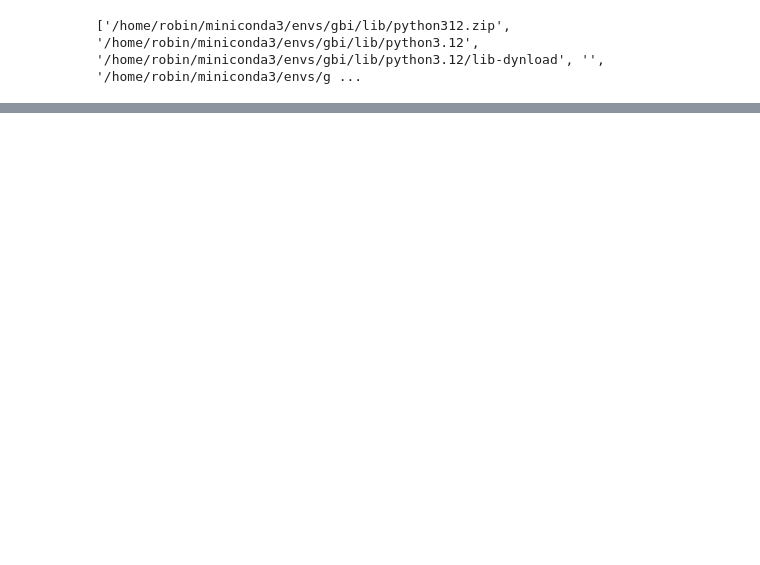
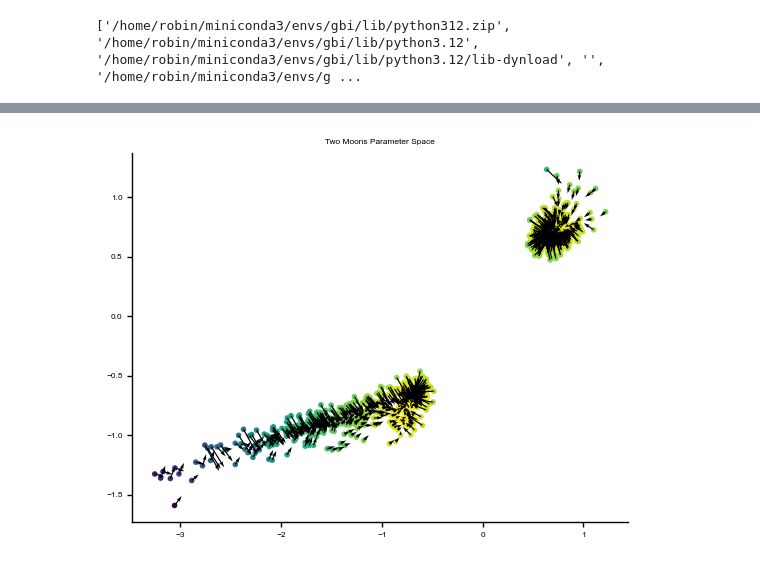
Before and after one commit to mackelab/neuralgbi_diffusion, a Jupyter notebook: notebooks/new_guidance.ipynb, the cells around one changed output, grey strips where cells are left out. Drawn from its saved outputs; the diff is of its cells as text; code cells hidden in the pictures; blank space fills up the shorter version.

```diff
--- a/notebooks/new_guidance.ipynb
+++ b/notebooks/new_guidance.ipynb
@@ -131,0 +146,74 @@ for idx, gamma in enumerate(gammas):
+# %%
+def single_forward(
+        sampler, x_o: Tensor, n_samples: int, quiet: bool = False
+    ) -> Tensor:
+    """_summary_
+
+    Args:
+        x_o (Tensor): (n_simulation_features, )
+        n_samples (int): how many samples you would like to create per
+
+    Returns:
+        Tensor: (n_samples, theta_dim)
+    """
+    # n_samples per sample in the dataset
+    theta_t = torch.normal(
+        0, 1, size=(n_samples, sampler.theta_dim), requires_grad=True
+    )
+
+    T = sampler._diff_model.diffusion_steps
+    T = np.arange(T)[::-1]
+
+    if sampler._normalize_data:
+        _, (x_mean, x_std) = sampler._data_stats
+        x_o = (x_o - x_mean) / x_std
+
+    iterator = T
+    if not quiet:
+        iterator = tqdm(T, desc="Step in diffusion process", leave=True)
+
+    for t_idx in iterator:
+        beta = sampler._diff_beta_schedule.forward(t_idx)
+        alpha = sampler._diff_beta_schedule.get_alphas(t_idx)
+        alpha_bar = sampler._diff_beta_schedule.get_alpha_bar(t_idx)
+
+        time_repr = sampler._diff_model.get_diff_time_repr(np.array([t_idx]))
+        time_repr = time_repr.repeat(n_samples, 1)
+
+        diffusion_step = sampler._diff_model.forward(theta_t, time_repr)
+        diffusion_step = diffusion_step.detach()
+        guidance_grad = sampler.get_log_boltzmann_grad(theta_t, x_o, time_repr)
+        guidance_grad = guidance_grad.detach()
+
+        z = torch.normal(0, 1, size=theta_t.shape)
+        z = torch.sqrt(beta) * z if t_idx > 0 else 0
+
+        theta_t = (1 / torch.sqrt(alpha)) * (
+            theta_t
+            - (1 - alpha) / torch.sqrt(1 - alpha_bar) * diffusion_step
+            + beta * guidance_grad
+        ) + z
+
+        # del diffusion_step
+        # del guidance_grad
+        # del time_repr
+
+    if sampler._normalize_data:
+        (theta_mean, theta_std), _ = sampler._data_stats
+        theta_t = theta_t * theta_std + theta_mean
+
+    theta_t = theta_t.detach()
+    ll = sampler._guidance_model.forward(theta_t, x_o[None, None].repeat(n_samples, 1, 1), time_repr).detach()
+    grad = sampler.get_log_boltzmann_grad(theta_t, x_o, time_repr).detach()
+    plt.scatter(*theta_t.T.detach(), c=-ll)
+    plt.quiver(theta_t[:, 0], theta_t[:, 1], *grad.T)
+    plt.title("Two Moons Parameter Space")
+    plt.show()
+
+
+    return theta_t
+
+sampler.update_gamma(200)
+single_forward(sampler, sampler.x_o[0], 1000)
+# %% [output]
+[figure, added]
```
Also changed, not shown: parts of 9 cells of this notebook, 1 other file.
